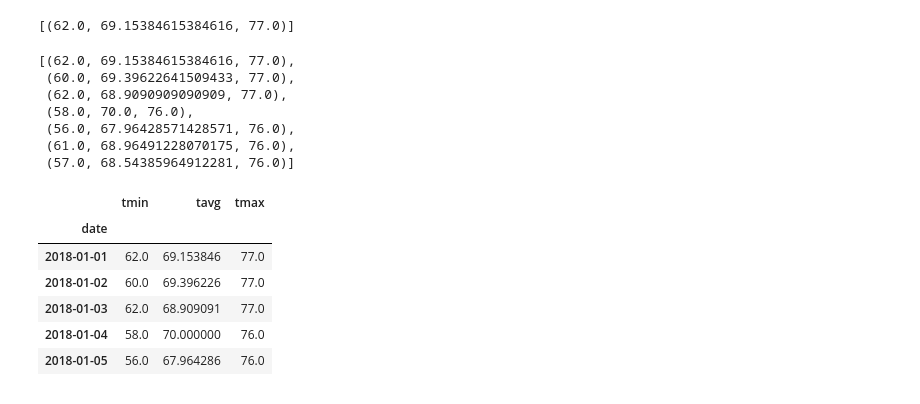
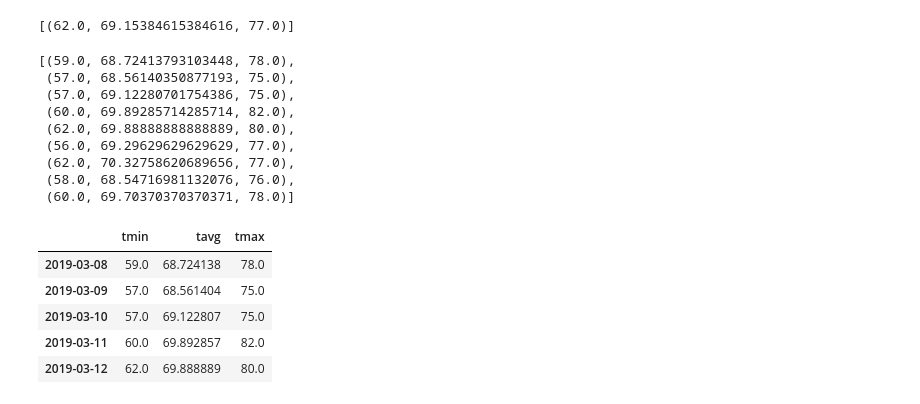
Before and after one commit to bethanylindberg/SMU_Data_Science, a Jupyter notebook: Week 10/climate_starter.ipynb, the cells around one changed output. Drawn from its saved outputs; the diff is of its cells as text; code cells hidden in the pictures.

```diff
--- a/Week 10/climate_starter.ipynb
+++ b/Week 10/climate_starter.ipynb
@@ -63,6 +37,9 @@ elevation FLOAT
 # %% [markdown]
 # Exploratory Climate Analysis
 # %%
+#The dates of my trip
+trip_start = '2017-03-08'
+trip_end = '2017-03-16'
 # Design a query to retrieve the last 12 months of precipitation data and plot the results
 # Calculate the date 1 year ago from the last data point in the database
 last_date = session.query(func.strftime(Measurement.date)).order_by(Measurement.date.desc()).first()[0]
@@ -81,16 +58,11 @@ df = DataFrame(data,columns=['Date', 'Precipitation'])
 df.set_index('Date',inplace=True)
 # Sort the dataframe by date
 df.sort_values(by=['Date'],ascending=True,inplace=True,)
-datelist = ["Aug 2016","Sep 2016","Oct 2016","Nov 2016","Dec 2016","Jan 2017","Feb 2017","March 2017","April 2017","May 2017","June 2017","July 2017"]
+datelist = ["Aug 2016","Sep 2016","Oct 2016","Nov 2016","Dec 2016","Jan 2017","Feb 2017","March 2017","April 2017","May 2017","June 2017","July 2017","Aug 2017"]
 
 # Use Pandas Plotting with Matplotlib to plot the data
-# df.plot.bar(figsize=(15, 10))
-# plt.tight_layout()
-# plt.xticks(range(0,365,30))
-# plt.set_xticklabels(datelist, rotation=0)
-# plt.show()
-
-plt.bar(df.index, df.Precipitation)
-plt.gca().xaxis.set_major_locator(dates.MonthLocator())
-plt.gca().xaxis.set_major_formatter(dates.DateFormatter("%b\n%Y"))
+plt.figure(figsize=(15,10))
+plt.bar(df.index, df.Precipitation,color="purple",alpha=.5)
+plt.xticks(range(0,365,30),datelist,rotation=45)
+plt.savefig(".\\Output\\temp.png")
 # %% [output]
@@ -191,5 +164,6 @@ def calc_temps(start_date, end_date):
         filter(Measurement.date >= start_date).filter(Measurement.date <= end_date).all()
 
 # function usage example
-print(calc_temps('2012-02-28', '2012-03-05'))
+trip = calc_temps(trip_start, trip_end)
+print(trip)
 # %% [output]
@@ -197,3 +171,6 @@ print(calc_temps('2012-02-28', '2012-03-05'))
 # %%
 # Use your previous function `calc_temps` to calculate the tmin, tavg, and tmax
 # for your trip using the previous year's data for those same dates.
+tmin = trip[0][0]
+tavg = trip[0][1]
+tmax = trip[0][2]
@@ -238,31 +242,36 @@ daily_normals("01-01")
 # %%
 # calculate the daily normals for your trip
 # push each tuple of calculations into a list called `normals`
-
 # Set the start and end date of the trip
-
+d1 = dt.date(2019,3,8)
+d2 = dt.date(2019,3,16)
 # Use the start and end date to create a range of dates
-
+daterange = [str(d1 + dt.timedelta(days=x)) for x in range((d2-d1).days + 1)]
 # Stip off the year and save a list of %m-%d strings
-
+md = [x[5:10] for x in daterange]
 # Loop through the list of %m-%d strings and calculate the normals for each date
+normals = [daily_normals(x)[0] for x in md]
+normals
 # %% [output]
-[(62.0, 69.15384615384616, 77.0),
- (60.0, 69.39622641509433, 77.0),
- (62.0, 68.9090909090909, 77.0),
- (58.0, 70.0, 76.0),
- (56.0, 67.96428571428571, 76.0),
- (61.0, 68.96491228070175, 76.0),
- (57.0, 68.54385964912281, 76.0)]
+[(59.0, 68.72413793103448, 78.0),
+ (57.0, 68.56140350877193, 75.0),
+ (57.0, 69.12280701754386, 75.0),
+ (60.0, 69.89285714285714, 82.0),
+ (62.0, 69.88888888888889, 80.0),
+ (56.0, 69.29629629629629, 77.0),
+ (62.0, 70.32758620689656, 77.0),
+ (58.0, 68.54716981132076, 76.0),
+ (60.0, 69.70370370370371, 78.0)]
 # %%
 # Load the previous query results into a Pandas DataFrame and add the `trip_dates` range as the `date` index
+dfnorm = DataFrame(normals,columns=["tmin","tavg","tmax"],index=daterange)
+dfnorm.head()
 # %% [output]
 |  | tmin | tavg | tmax |
-| date |  |  |  |
-| 2018-01-01 | 62.0 | 69.153846 | 77.0 |
-| 2018-01-02 | 60.0 | 69.396226 | 77.0 |
-| 2018-01-03 | 62.0 | 68.909091 | 77.0 |
-| 2018-01-04 | 58.0 | 70.000000 | 76.0 |
-| 2018-01-05 | 56.0 | 67.964286 | 76.0 |
+| 2019-03-08 | 59.0 | 68.724138 | 78.0 |
+| 2019-03-09 | 57.0 | 68.561404 | 75.0 |
+| 2019-03-10 | 57.0 | 69.122807 | 75.0 |
+| 2019-03-11 | 60.0 | 69.892857 | 82.0 |
+| 2019-03-12 | 62.0 | 69.888889 | 80.0 |
 # %%
 # Plot the daily normals as an area plot with `stacked=False`
```
Also changed, not shown: parts of 18 cells of this notebook, 4 other files.
